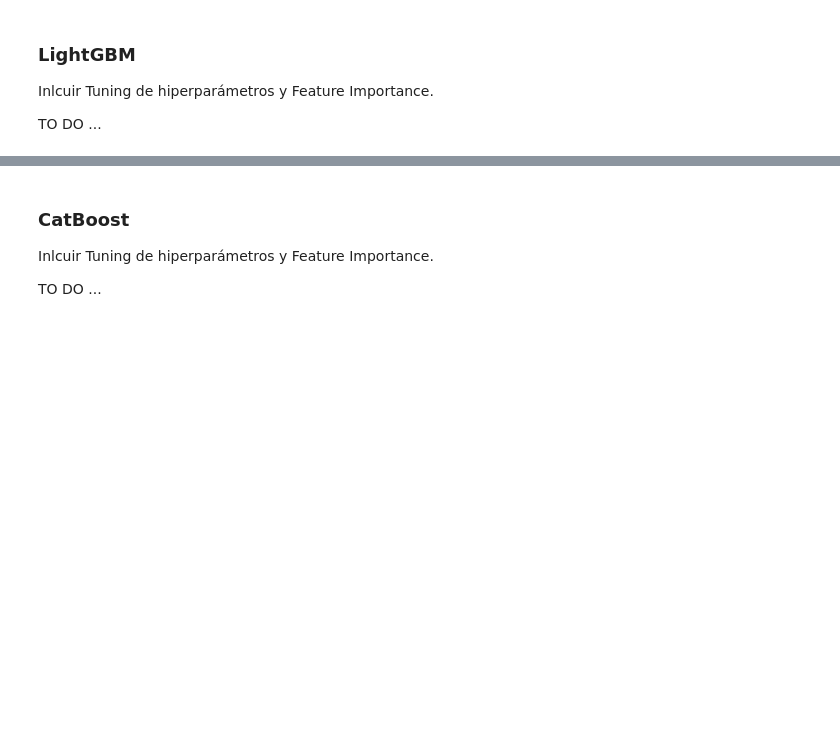
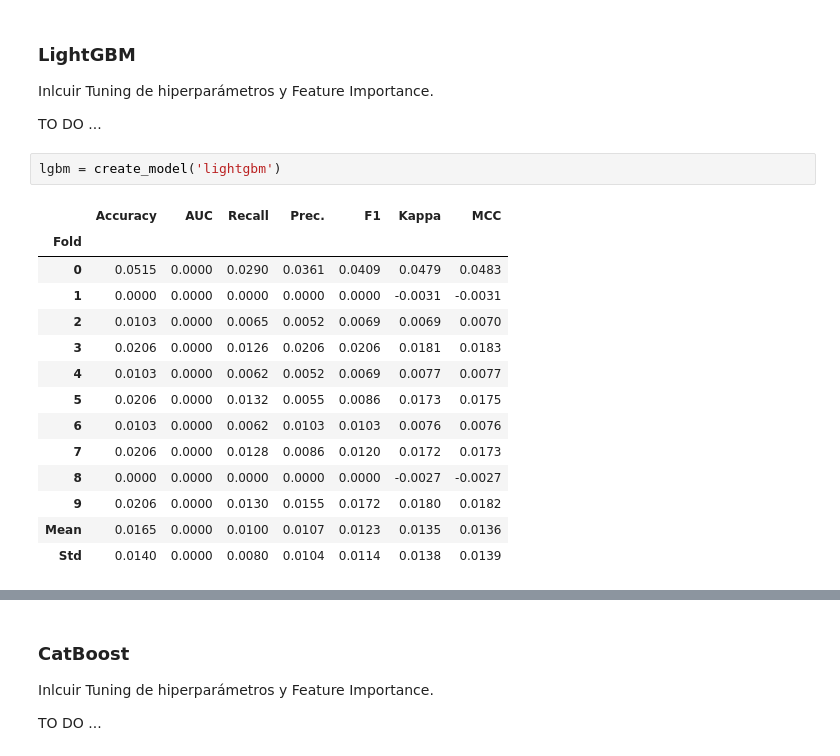
Before and after one commit to fedepenic/Tecnologias-Emergentes-Machine-Learning, a Jupyter notebook: TrabajoPracticoTecnologiasEmergentes.ipynb, the cells around one changed output, grey strips where cells are left out. Drawn from its saved outputs; the diff is of its cells as text; blank space fills up the shorter version.

```diff
--- a/TrabajoPracticoTecnologiasEmergentes.ipynb
+++ b/TrabajoPracticoTecnologiasEmergentes.ipynb
@@ -425,3 +638,20 @@ unseen_predictions.head()
 Inlcuir Tuning de hiperparámetros y Feature Importance.
 
 TO DO ...
+# %%
+lgbm = create_model('lightgbm')
+# %% [output]
+|  | Accuracy | AUC | Recall | Prec. | F1 | Kappa | MCC |
+| Fold |  |  |  |  |  |  |  |
+| 0 | 0.0515 | 0.0000 | 0.0290 | 0.0361 | 0.0409 | 0.0479 | 0.0483 |
+| 1 | 0.0000 | 0.0000 | 0.0000 | 0.0000 | 0.0000 | -0.0031 | -0.0031 |
+| 2 | 0.0103 | 0.0000 | 0.0065 | 0.0052 | 0.0069 | 0.0069 | 0.0070 |
+| 3 | 0.0206 | 0.0000 | 0.0126 | 0.0206 | 0.0206 | 0.0181 | 0.0183 |
+| 4 | 0.0103 | 0.0000 | 0.0062 | 0.0052 | 0.0069 | 0.0077 | 0.0077 |
+| 5 | 0.0206 | 0.0000 | 0.0132 | 0.0055 | 0.0086 | 0.0173 | 0.0175 |
+| 6 | 0.0103 | 0.0000 | 0.0062 | 0.0103 | 0.0103 | 0.0076 | 0.0076 |
+| 7 | 0.0206 | 0.0000 | 0.0128 | 0.0086 | 0.0120 | 0.0172 | 0.0173 |
+| 8 | 0.0000 | 0.0000 | 0.0000 | 0.0000 | 0.0000 | -0.0027 | -0.0027 |
+| 9 | 0.0206 | 0.0000 | 0.0130 | 0.0155 | 0.0172 | 0.0180 | 0.0182 |
+| Mean | 0.0165 | 0.0000 | 0.0100 | 0.0107 | 0.0123 | 0.0135 | 0.0136 |
+| Std | 0.0140 | 0.0000 | 0.0080 | 0.0104 | 0.0114 | 0.0138 | 0.0139 |
```
Also changed, not shown: parts of 20 cells of this notebook.
